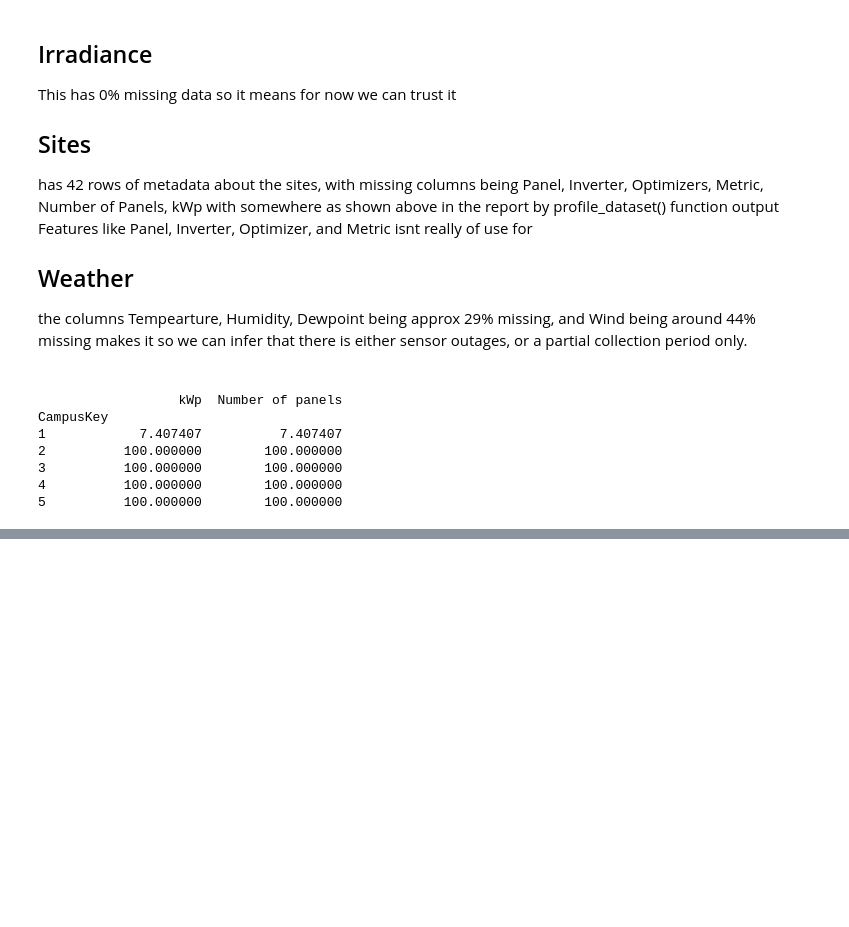
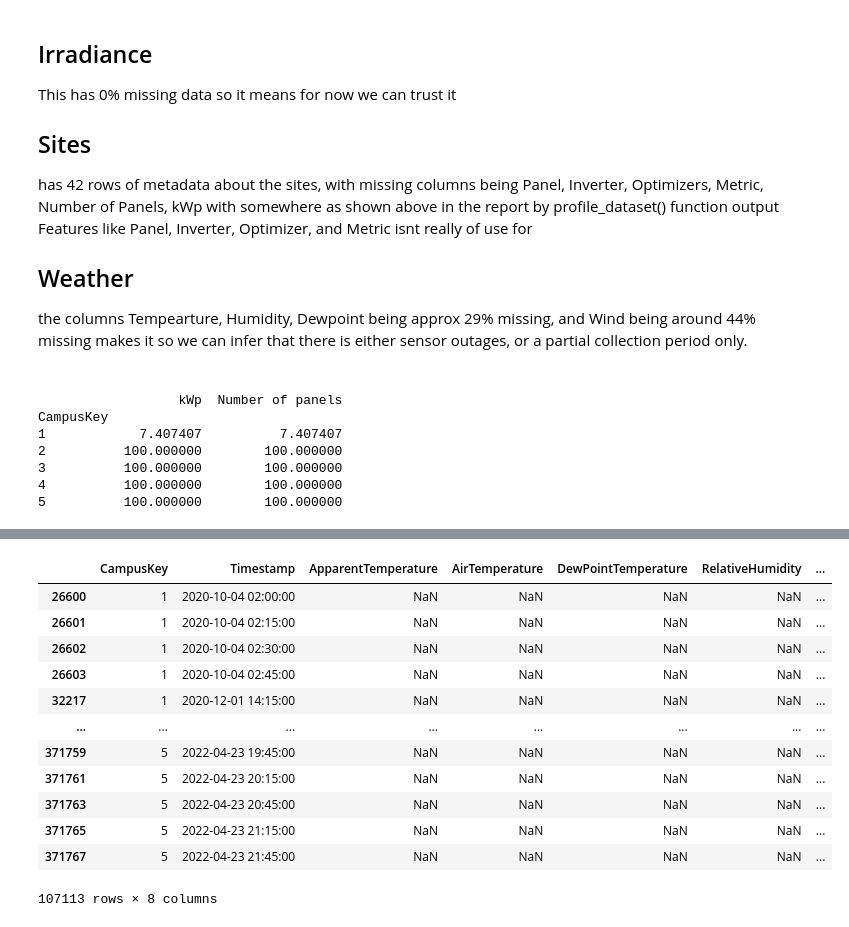
Before and after one commit to Aztec-h/solar-performance-intelligence, a Jupyter notebook: src/notebooks/01_data_quality.ipynb, the cells around one changed output, grey strips where cells are left out. Drawn from its saved outputs; the diff is of its cells as text; code cells hidden in the pictures; blank space fills up the shorter version.

```diff
--- a/src/notebooks/01_data_quality.ipynb
+++ b/src/notebooks/01_data_quality.ipynb
@@ -164,0 +447,16 @@ sites_clean.groupby(sites_clean['SiteKey']).agg(lambda x: x.isna().mean() * 100)
+# %%
+weather[weather["AirTemperature"].isna()]
+# %% [output]
+|  | CampusKey | Timestamp | ApparentTemperature | AirTemperature | DewPointTemperature | RelativeHumidity | ... |
+| 26600 | 1 | 2020-10-04 02:00:00 | NaN | NaN | NaN | NaN | ... |
+| 26601 | 1 | 2020-10-04 02:15:00 | NaN | NaN | NaN | NaN | ... |
+| 26602 | 1 | 2020-10-04 02:30:00 | NaN | NaN | NaN | NaN | ... |
+| 26603 | 1 | 2020-10-04 02:45:00 | NaN | NaN | NaN | NaN | ... |
+| 32217 | 1 | 2020-12-01 14:15:00 | NaN | NaN | NaN | NaN | ... |
+| ... | ... | ... | ... | ... | ... | ... | ... |
+| 371759 | 5 | 2022-04-23 19:45:00 | NaN | NaN | NaN | NaN | ... |
+| 371761 | 5 | 2022-04-23 20:15:00 | NaN | NaN | NaN | NaN | ... |
+| 371763 | 5 | 2022-04-23 20:45:00 | NaN | NaN | NaN | NaN | ... |
+| 371765 | 5 | 2022-04-23 21:15:00 | NaN | NaN | NaN | NaN | ... |
+| 371767 | 5 | 2022-04-23 21:45:00 | NaN | NaN | NaN | NaN | ... |
+107113 rows × 8 columns
```
Also changed, not shown: parts of 28 cells of this notebook, 19 other files.
